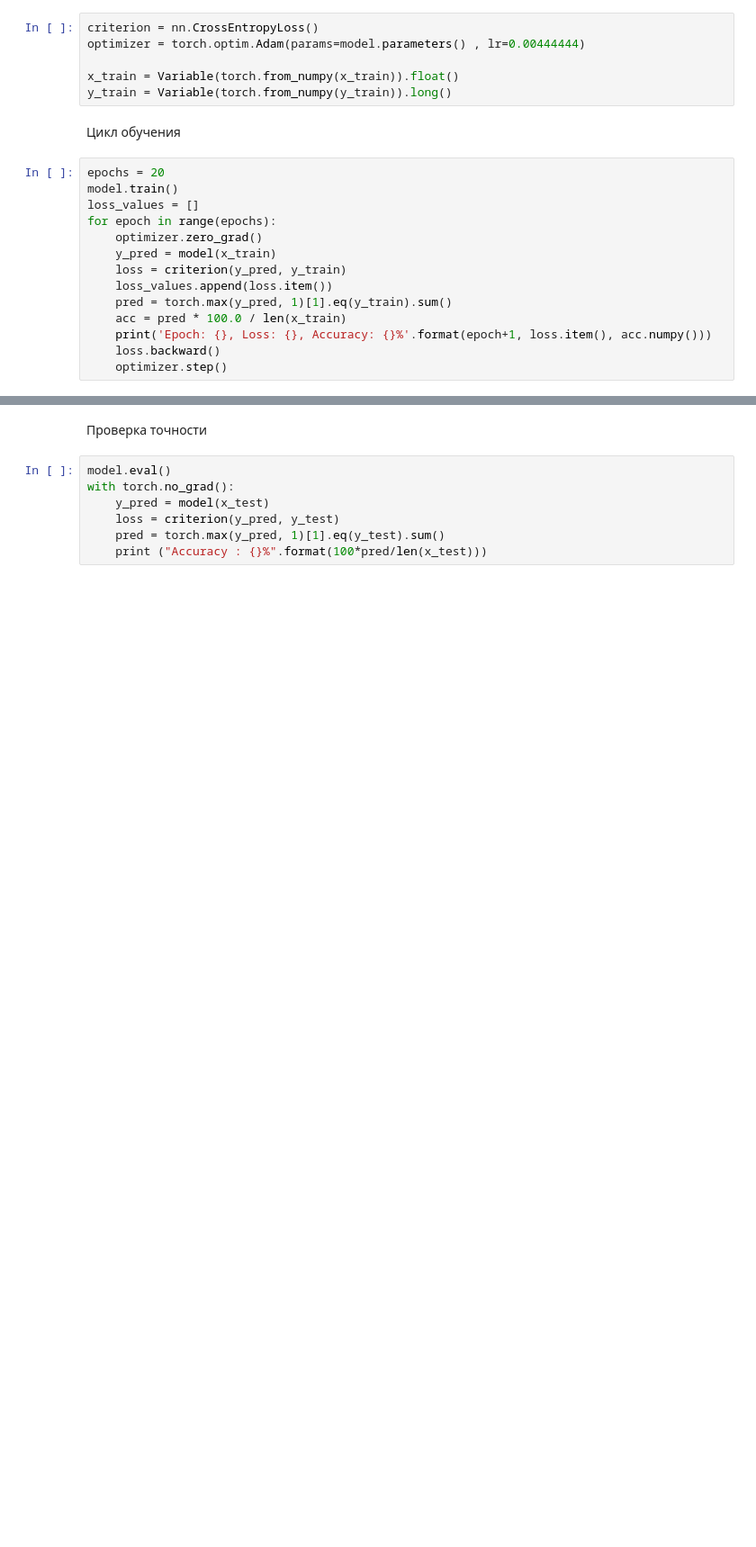
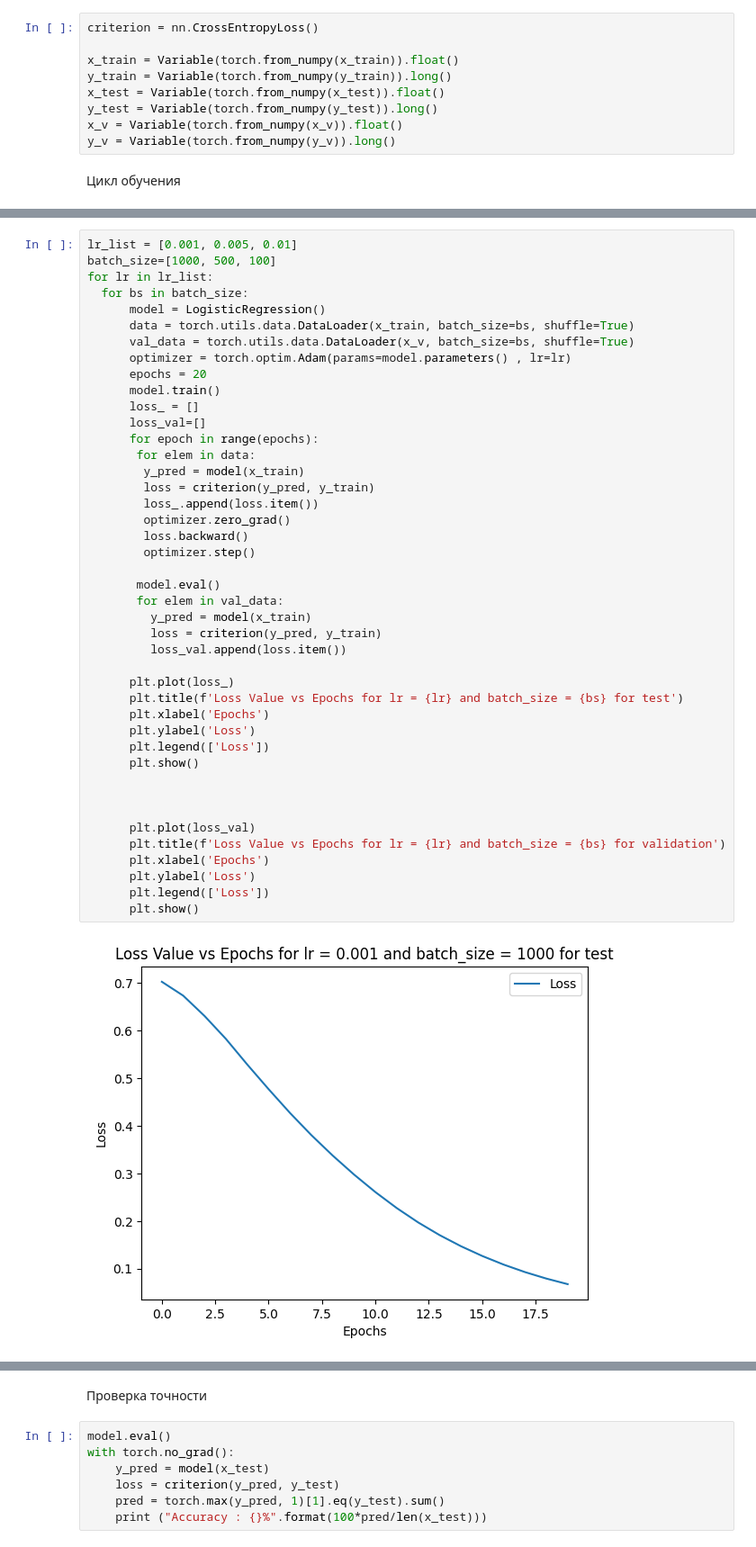
Before and after one commit to IluhaZaz/py_lab_5, a Jupyter notebook: neural_network.ipynb, the cells around one changed output, grey strips where cells are left out. Shown: that part at 90% size. Drawn from its saved outputs; the diff is of its cells as text; blank space fills up the shorter version.

Commit message:
Игры с batch_size  и learning_rate

```diff
--- a/neural_network.ipynb
+++ b/neural_network.ipynb
@@ -137,22 +107,11 @@ model = LogisticRegression()
 # %%
 criterion = nn.CrossEntropyLoss()
-optimizer = torch.optim.Adam(params=model.parameters() , lr=0.00444444)
 
 x_train = Variable(torch.from_numpy(x_train)).float()
 y_train = Variable(torch.from_numpy(y_train)).long()
+x_test = Variable(torch.from_numpy(x_test)).float()
+y_test = Variable(torch.from_numpy(y_test)).long()
+x_v = Variable(torch.from_numpy(x_v)).float()
+y_v = Variable(torch.from_numpy(y_v)).long()
 # %% [markdown]
 Цикл обучения
-# %%
-epochs = 20
-model.train()
-loss_values = []
-for epoch in range(epochs):
-    optimizer.zero_grad()
-    y_pred = model(x_train)
-    loss = criterion(y_pred, y_train)
-    loss_values.append(loss.item())
-    pred = torch.max(y_pred, 1)[1].eq(y_train).sum()
-    acc = pred * 100.0 / len(x_train)
-    print('Epoch: {}, Loss: {}, Accuracy: {}%'.format(epoch+1, loss.item(), acc.numpy()))
-    loss.backward()
-    optimizer.step()
@@ -182,0 +118,45 @@ y_test = Variable(torch.from_numpy(y_test)).long()
+# %%
+lr_list = [0.001, 0.005, 0.01]
+batch_size=[1000, 500, 100]
+for lr in lr_list:
+  for bs in batch_size:
+      model = LogisticRegression()
+      data = torch.utils.data.DataLoader(x_train, batch_size=bs, shuffle=True)
+      val_data = torch.utils.data.DataLoader(x_v, batch_size=bs, shuffle=True)
+      optimizer = torch.optim.Adam(params=model.parameters() , lr=lr)
+      epochs = 20
+      model.train()
+      loss_ = []
+      loss_val=[]
+      for epoch in range(epochs):
+       for elem in data:
+        y_pred = model(x_train)
+        loss = criterion(y_pred, y_train)
+        loss_.append(loss.item())
+        optimizer.zero_grad()
+        loss.backward()
+        optimizer.step()
+
+       model.eval()
+       for elem in val_data:
+         y_pred = model(x_train)
+         loss = criterion(y_pred, y_train)
+         loss_val.append(loss.item())
+
+      plt.plot(loss_)
+      plt.title(f'Loss Value vs Epochs for lr = {lr} and batch_size = {bs} for test')
+      plt.xlabel('Epochs')
+      plt.ylabel('Loss')
+      plt.legend(['Loss'])
+      plt.show()
+
+
+
+      plt.plot(loss_val)
+      plt.title(f'Loss Value vs Epochs for lr = {lr} and batch_size = {bs} for validation')
+      plt.xlabel('Epochs')
+      plt.ylabel('Loss')
+      plt.legend(['Loss'])
+      plt.show()
+# %% [output]
+[figure, added]
```
Also changed, not shown: parts of 15 cells of this notebook.
